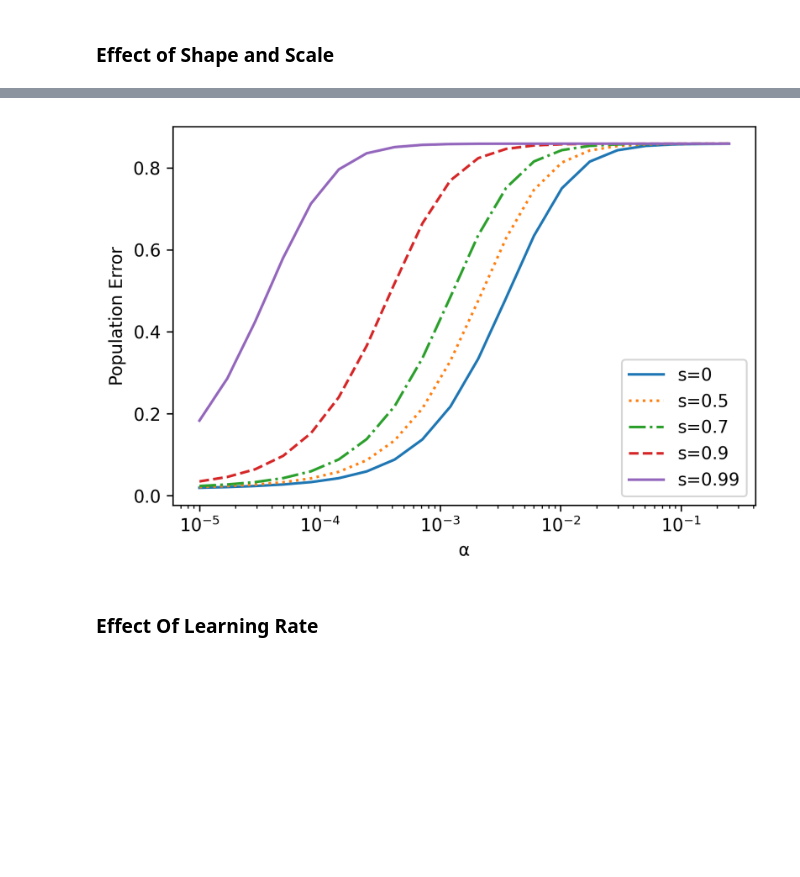
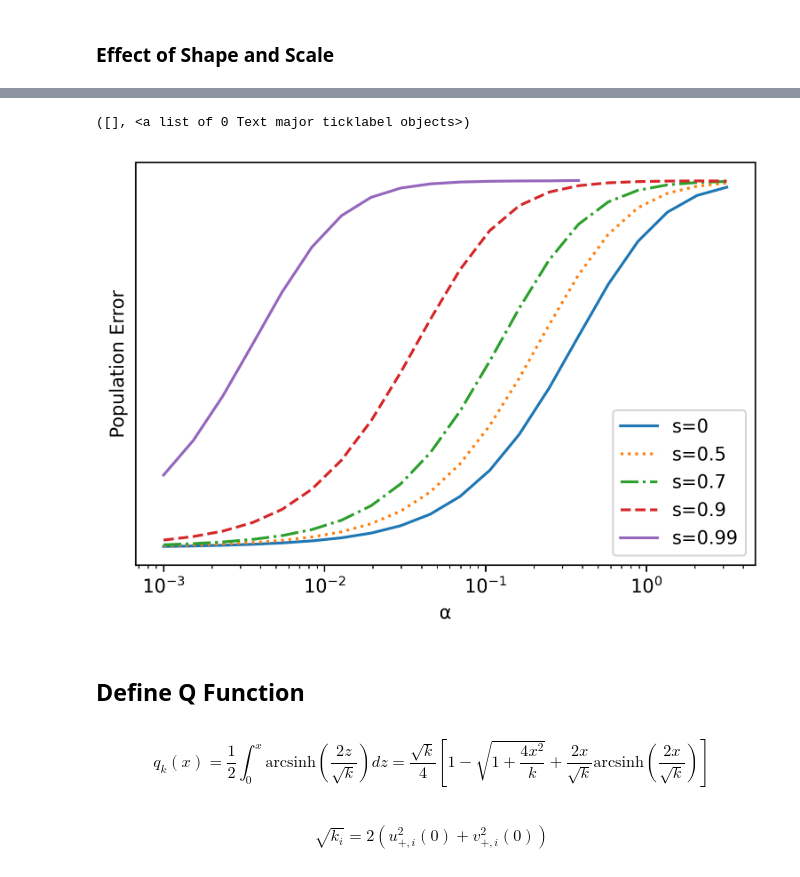
Before and after one commit to shaharazulay/implicit-bias, a Jupyter notebook: figures_unbiased_uv_model.ipynb, the cells around one changed output, grey strips where cells are left out. Cells and saved outputs as stored; diff of their text form; code cells hidden in the pictures; blank space fills up the shorter version.

```diff
--- a/figures_unbiased_uv_model.ipynb
+++ b/figures_unbiased_uv_model.ipynb
@@ -16,8 +17,8 @@ from tqdm import tqdm
 # %% [markdown]
 ### Define General Setting
 # %%
-d = 1000
-N = 100
+d = 100
+N = 10
 # %%
 np.random.seed(1993)  # set seed for repetative results.
 # %% [markdown]
@@ -124,7 +125,7 @@ def train(u_p_0, v_p_0, u_n_0, v_n_0, x, y, step_size, n_epochs, eval_freq=1000,
 # %% [markdown]
 ### Effect of Shape and Scale
 # %%
-alpha_range = np.logspace(-5, -0.6, 20)
+alpha_range = np.logspace(-3, 0.5, 20)
 s_range = [0, 0.5, 0.7, 0.9, 0.99]
 # %%
 results = {}
@@ -151,14 +172,14 @@ for k, v in results.items():
 # %%
 linstyles = ['', ':', '-.', '--', '-']
 
 for s, style in zip(s_range, linstyles):
     plot(alpha_range, [v for k, v in test_loss.items() if k[0] == s], style)
 
 legend([f's={s}' for s in s_range])
 ylabel('Population Error')
 xlabel('α')
 xscale('log')
+plt.yticks([])
 # %% [output]
+([], <a list of 0 Text major ticklabel objects>)
-[figure, old version]
+[figure, new version]
-# %% [markdown]
-### Effect Of Learning Rate
@@ -168,0 +186,7 @@ s = 0.9
+# %% [markdown]
+## Define Q Function
+# %% [markdown]
+$$q_k(x) =\frac{1}{2}\int_{0}^{x}\mathrm{arcsinh}\left(\frac{2z}{\sqrt{k}}\right)dz=
+\frac{\sqrt{k}}{4}\left[1-\sqrt{1+\frac{4x^{2}}{k}}+\frac{2x}{\sqrt{k}}\mathrm{arcsinh}\left(\frac{2x}{\sqrt{k}}\right)\right]$$
+# %% [markdown]
+$$\sqrt{k_i}=2\left(u_{+,i}^{2}\left(0\right)+v_{+,i}^{2}\left(0\right)\right)$$
```
Also changed, not shown: parts of 16 cells of this notebook.
